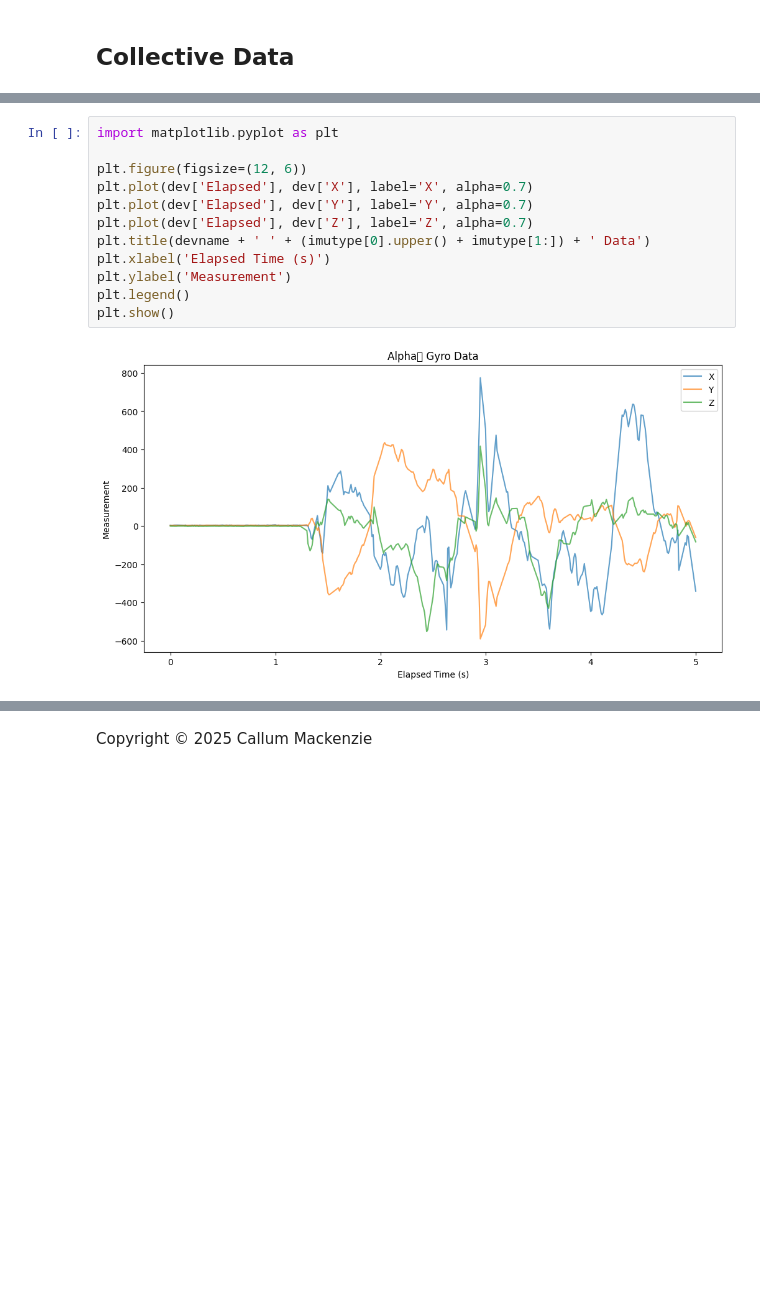
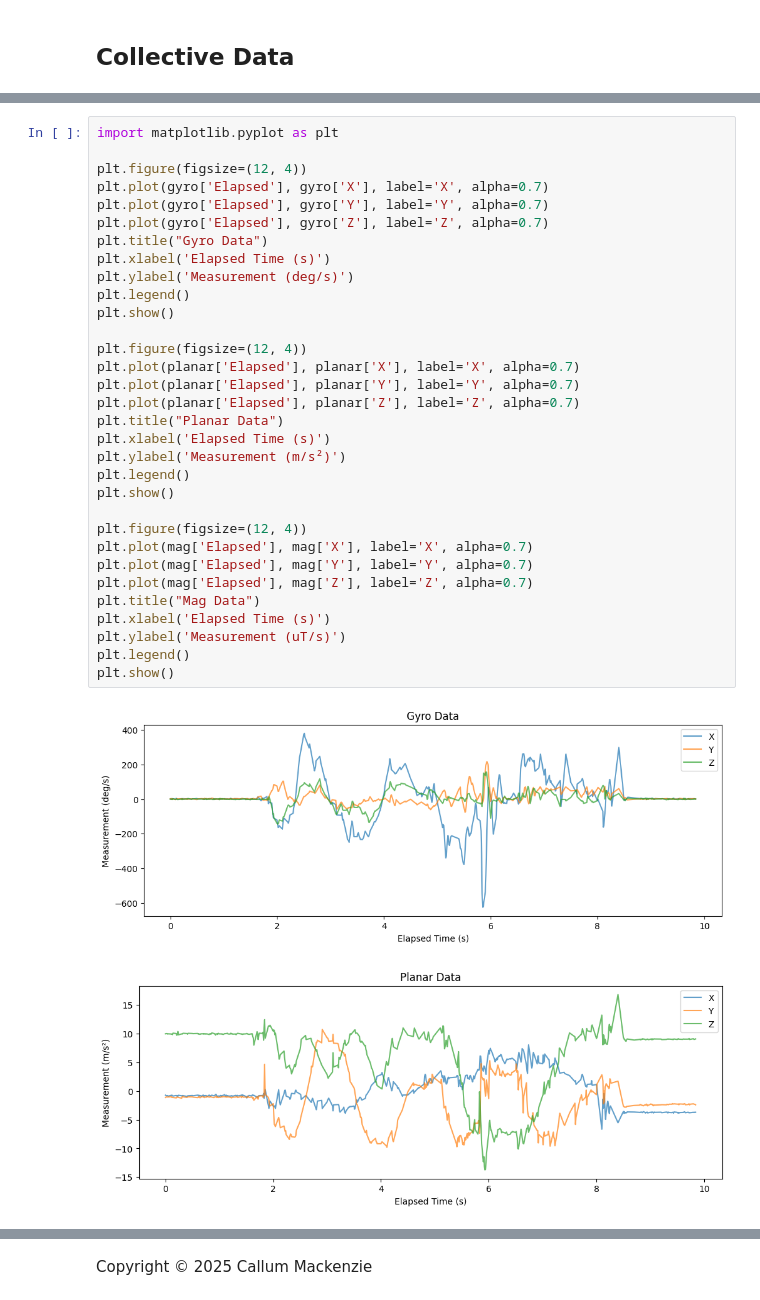
Before and after one commit to Fitintel/fitnet-ml, a Jupyter notebook: test-analysis.ipynb, the cells around one changed output, grey strips where cells are left out. Saved outputs shown, nothing was run; the diff lists cells and outputs as text; blank space fills up the shorter version.

Commit message:
Plot all IMU data

```diff
--- a/test-analysis.ipynb
+++ b/test-analysis.ipynb
@@ -196,14 +205,35 @@ dev
 # %%
 import matplotlib.pyplot as plt
 
-plt.figure(figsize=(12, 6))
-plt.plot(dev['Elapsed'], dev['X'], label='X', alpha=0.7)
-plt.plot(dev['Elapsed'], dev['Y'], label='Y', alpha=0.7)
-plt.plot(dev['Elapsed'], dev['Z'], label='Z', alpha=0.7)
-plt.title(devname + ' ' + (imutype[0].upper() + imutype[1:]) + ' Data')
+plt.figure(figsize=(12, 4))
+plt.plot(gyro['Elapsed'], gyro['X'], label='X', alpha=0.7)
+plt.plot(gyro['Elapsed'], gyro['Y'], label='Y', alpha=0.7)
+plt.plot(gyro['Elapsed'], gyro['Z'], label='Z', alpha=0.7)
+plt.title("Gyro Data")
 plt.xlabel('Elapsed Time (s)')
-plt.ylabel('Measurement')
+plt.ylabel('Measurement (deg/s)')
 plt.legend()
 plt.show()
+
+plt.figure(figsize=(12, 4))
+plt.plot(planar['Elapsed'], planar['X'], label='X', alpha=0.7)
+plt.plot(planar['Elapsed'], planar['Y'], label='Y', alpha=0.7)
+plt.plot(planar['Elapsed'], planar['Z'], label='Z', alpha=0.7)
+plt.title("Planar Data")
+plt.xlabel('Elapsed Time (s)')
+plt.ylabel('Measurement (m/s²)')
+plt.legend()
+plt.show()
+
+plt.figure(figsize=(12, 4))
+plt.plot(mag['Elapsed'], mag['X'], label='X', alpha=0.7)
+plt.plot(mag['Elapsed'], mag['Y'], label='Y', alpha=0.7)
+plt.plot(mag['Elapsed'], mag['Z'], label='Z', alpha=0.7)
+plt.title("Mag Data")
+plt.xlabel('Elapsed Time (s)')
+plt.ylabel('Measurement (uT/s)')
+plt.legend()
+plt.show()
 # %% [output]
-[figure, old version]
+[figure, new version]
+[figure, added]
```
Also changed, not shown: parts of 6 cells of this notebook.
